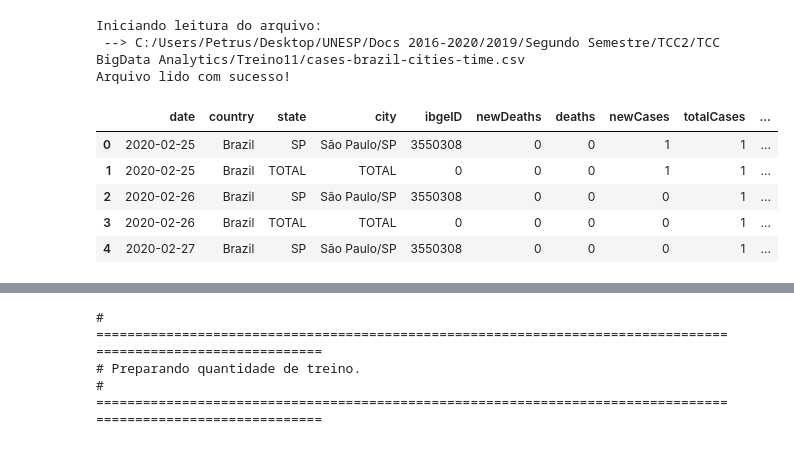
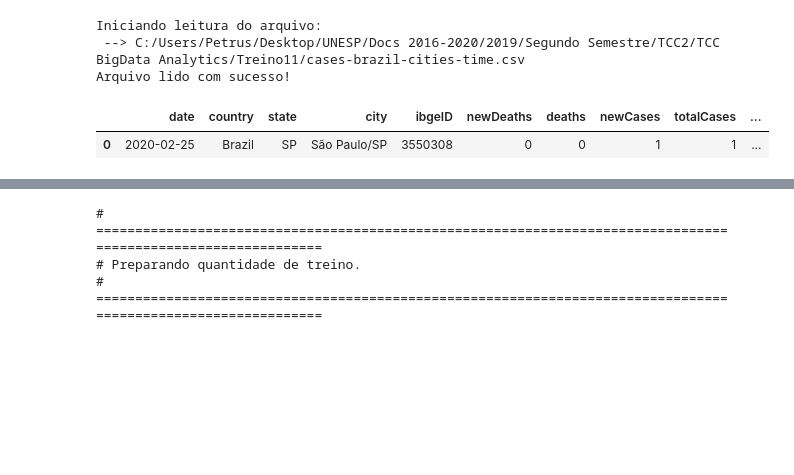
Before and after one commit to EverNife/DataAnalytics-API, a Jupyter notebook: Treino11/Treino11_CovidArima.ipynb, the cells around one changed output, grey strips where cells are left out. Cells and saved outputs as stored; diff of their text form; code cells hidden in the pictures; blank space fills up the shorter version.

```diff
--- a/Treino11/Treino11_CovidArima.ipynb
+++ b/Treino11/Treino11_CovidArima.ipynb
@@ -17,13 +17,9 @@ Iniciando leitura do arquivo:
  --> C:/Users/Petrus/Desktop/UNESP/Docs 2016-2020/2019/Segundo Semestre/TCC2/TCC BigData Analytics/Treino11/cases-brazil-cities-time.csv
 Arquivo lido com sucesso!
 # %%
-analytics.df.head(5)
+analytics.df.head(1)
 # %% [output]
 |  | date | country | state | city | ibgeID | newDeaths | deaths | newCases | totalCases | ... |
 | 0 | 2020-02-25 | Brazil | SP | São Paulo/SP | 3550308 | 0 | 0 | 1 | 1 | ... |
-| 1 | 2020-02-25 | Brazil | TOTAL | TOTAL | 0 | 0 | 0 | 1 | 1 | ... |
-| 2 | 2020-02-26 | Brazil | SP | São Paulo/SP | 3550308 | 0 | 0 | 0 | 1 | ... |
-| 3 | 2020-02-26 | Brazil | TOTAL | TOTAL | 0 | 0 | 0 | 0 | 1 | ... |
-| 4 | 2020-02-27 | Brazil | SP | São Paulo/SP | 3550308 | 0 | 0 | 0 | 1 | ... |
 # %%
 df = analytics.df.filter(['date', 'city', 'deaths']);
```
Also changed, not shown: parts of 7 cells of this notebook.
